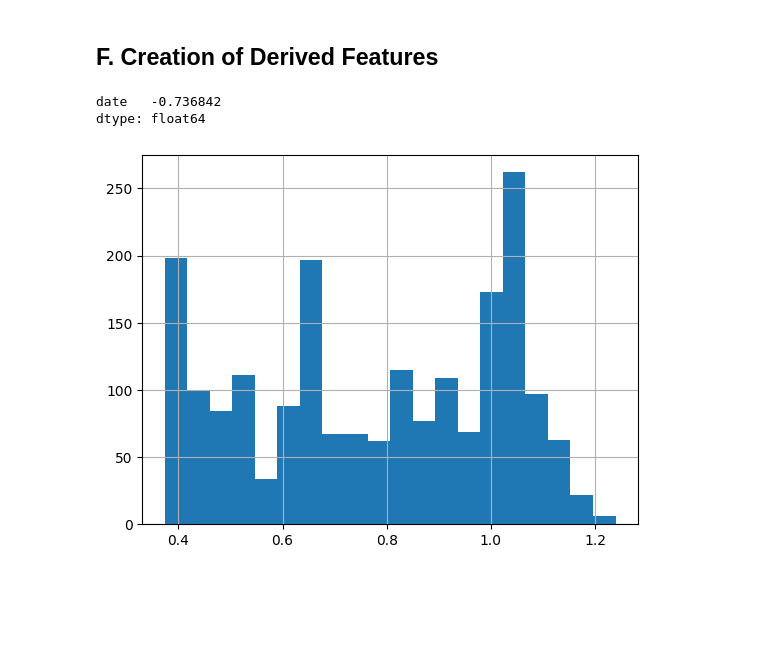
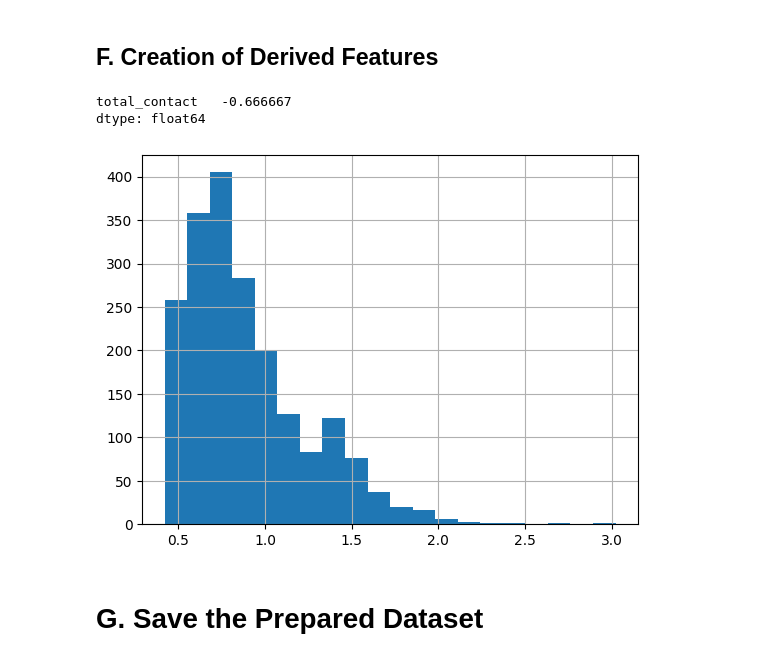
Before and after one commit to ishalazo/CS4168-DataMining-Labs, a Jupyter notebook: Lab2/lab2.ipynb, the cells around one changed output. Drawn from its saved outputs; the diff is of its cells as text; code cells hidden in the pictures; blank space fills up the shorter version.

```diff
--- a/Lab2/lab2.ipynb
+++ b/Lab2/lab2.ipynb
@@ -278,4 +262,0 @@ Name: duration, Length: 655, dtype: int64
-# %%
-df['duration'] = df['duration']/200
-df['duration'].hist(bins=20)
-plt.show()
@@ -284,16 +263,18 @@ plt.show()
 # %% [markdown]
 ## F. Creation of Derived Features
 # %%
-df['date'] = df_original['month'] + df_original['day']
-df[['date']] = robust_scaler.fit_transform(df[['date']])
-df[['date']].min()
+df['total_contact'] = df_original['campaign'] + df_original['previous']
+df[['total_contact']] = robust_scaler.fit_transform(df[['total_contact']])
+df[['total_contact']].min()
 # %% [output]
-date   -0.736842
+total_contact   -0.666667
 dtype: float64
 # %%
-df['date'] = np.log(df['date']+2.19)
+df['total_contact'] = np.log(df['total_contact']+2.19)
 # %%
-df['date'].hist(bins=20)
+df['total_contact'].hist(bins=20)
 plt.show()
 # %% [output]
-[figure, old version]
+[figure, new version]
+# %% [markdown]
+# G. Save the Prepared Dataset
```
Also changed, not shown: parts of 5 cells of this notebook, 1 other file.
